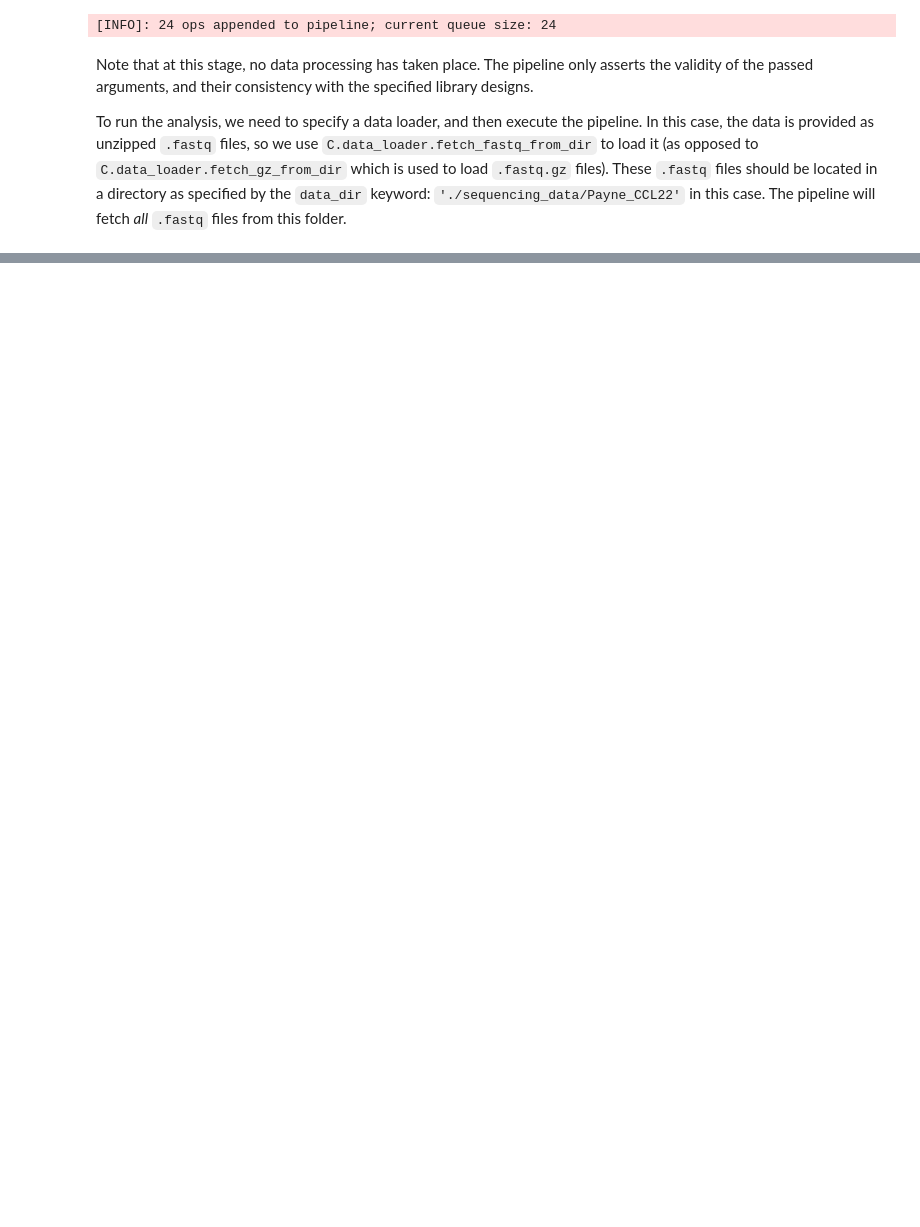
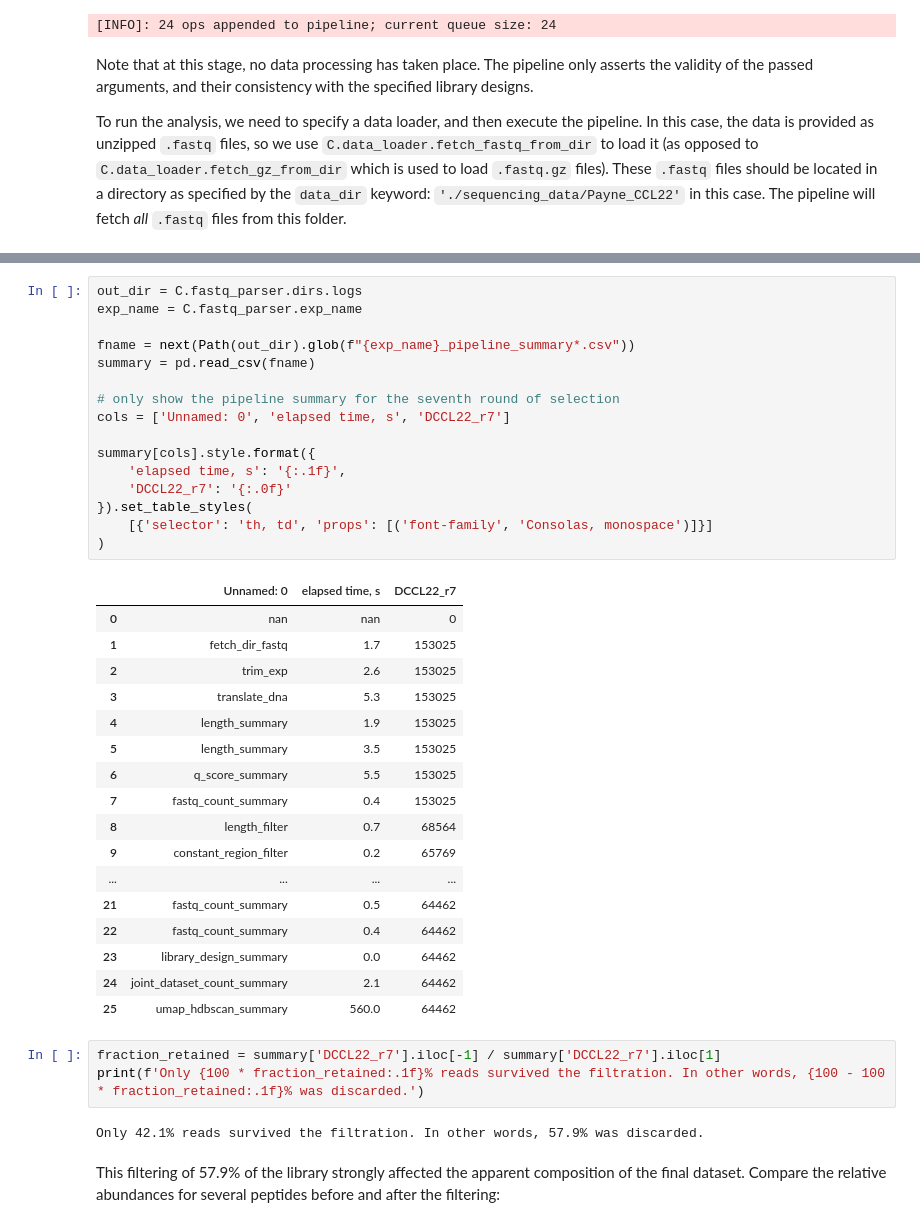
Before and after one commit to avngrdv/clibas, a Jupyter notebook: docs/source/examples/02. Payne CCL22 selection.ipynb, the cells around one changed output, grey strips where cells are left out. Cells and saved outputs as stored; diff of their text form; blank space fills up the shorter version.

```diff
--- a/docs/source/examples/02. Payne CCL22 selection.ipynb
+++ b/docs/source/examples/02. Payne CCL22 selection.ipynb
@@ -303,0 +401,41 @@ See example 1 (`1. Phage display: FXIa selection`) notebook for a walkthrough of
+# %%
+out_dir = C.fastq_parser.dirs.logs
+exp_name = C.fastq_parser.exp_name
+
+fname = next(Path(out_dir).glob(f"{exp_name}_pipeline_summary*.csv"))
+summary = pd.read_csv(fname)
+
+# only show the pipeline summary for the seventh round of selection
+cols = ['Unnamed: 0', 'elapsed time, s', 'DCCL22_r7']
+
+summary[cols].style.format({
+    'elapsed time, s': '{:.1f}',
+    'DCCL22_r7': '{:.0f}'
+}).set_table_styles(
+    [{'selector': 'th, td', 'props': [('font-family', 'Consolas, monospace')]}]
+)
+# %% [output]
+|  | Unnamed: 0 | elapsed time, s | DCCL22_r7 |
+| 0 | nan | nan | 0 |
+| 1 | fetch_dir_fastq | 1.7 | 153025 |
+| 2 | trim_exp | 2.6 | 153025 |
+| 3 | translate_dna | 5.3 | 153025 |
+| 4 | length_summary | 1.9 | 153025 |
+| 5 | length_summary | 3.5 | 153025 |
+| 6 | q_score_summary | 5.5 | 153025 |
+| 7 | fastq_count_summary | 0.4 | 153025 |
+| 8 | length_filter | 0.7 | 68564 |
+| 9 | constant_region_filter | 0.2 | 65769 |
+| ... | ... | ... | ... |
+| 21 | fastq_count_summary | 0.5 | 64462 |
+| 22 | fastq_count_summary | 0.4 | 64462 |
+| 23 | library_design_summary | 0.0 | 64462 |
+| 24 | joint_dataset_count_summary | 2.1 | 64462 |
+| 25 | umap_hdbscan_summary | 560.0 | 64462 |
+# %%
+fraction_retained = summary['DCCL22_r7'].iloc[-1] / summary['DCCL22_r7'].iloc[1]
+print(f'Only {100 * fraction_retained:.1f}% reads survived the filtration. In other words, {100 - 100 * fraction_retained:.1f}% was discarded.')
+# %% [output]
+Only 42.1% reads survived the filtration. In other words, 57.9% was discarded.
+# %% [markdown]
+This filtering of 57.9% of the library strongly affected the apparent composition of the final dataset. Compare the relative abundances for several peptides before and after the filtering:
```
Also changed, not shown: parts of 17 cells of this notebook, 2 other files.
